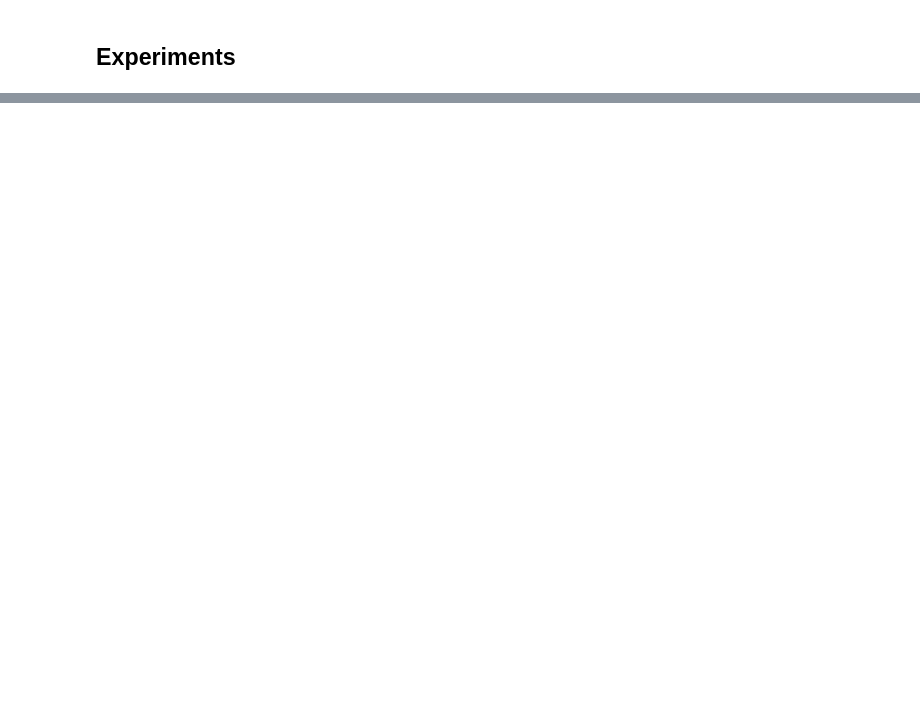
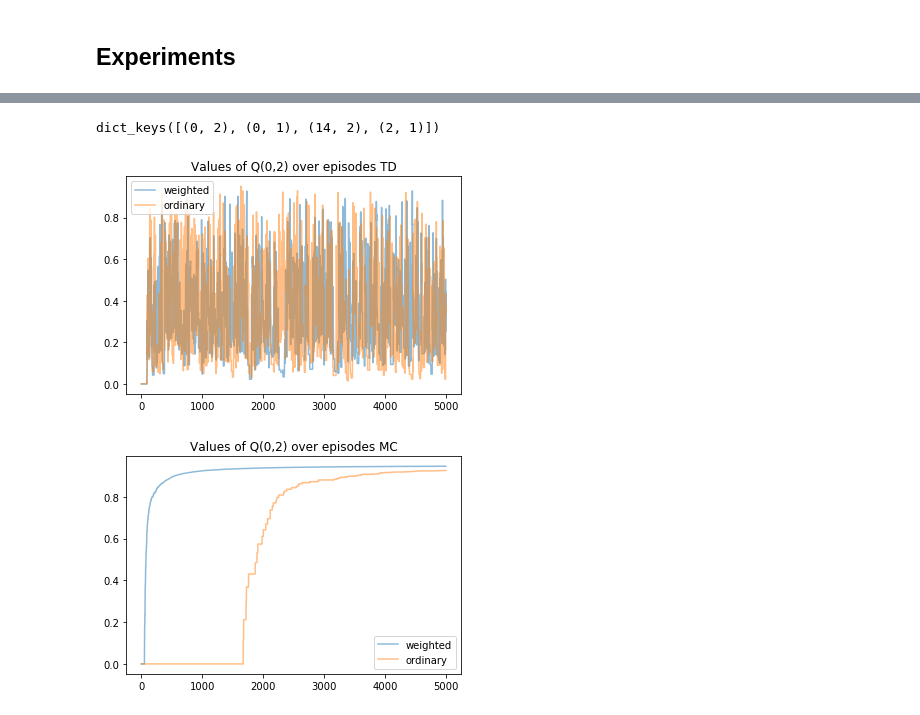
Before and after one commit to Tom-Lotze/RL_reproducibility, a Jupyter notebook: main_berend.ipynb, the cells around one changed output, grey strips where cells are left out. Drawn from its saved outputs; the diff is of its cells as text; code cells hidden in the pictures; blank space fills up the shorter version.

```diff
--- a/main_berend.ipynb
+++ b/main_berend.ipynb
@@ -651,23 +508,30 @@ def sarsa_weighted_importance_sampling(env, behavior_policy, target_policy, num_
 # %%
 # Reproducible
-seed = 10
+seed = 42
 
 # set other parameters
-epsilon = 0.1
-gamma = 1.0
-num_episodes = 10000
+epsilon = 0.2
+gamma = 0.99
+num_episodes = 5000
 Q = np.zeros((env.env.nS, env.env.nA))
 behavioral_policy = EpsilonGreedyPolicy(Q, epsilon=epsilon)
 target_policy = GreedyPolicy(Q)
 
 # the episode length is equal to the negative return.
 print(f"Updating Q using ordinary importance sampling ({num_episodes} episodes)")
-Q_sarsa_ordinary, sarsa_ordinary_epslengths = sarsa_ordinary_importance_sampling(env,
+Q_sarsa_ordinary, sarsa_ordinary_epslengths, sarsa_analysis_ordinary = sarsa_importance_sampling(env,
                                                                behavioral_policy, target_policy,
-                                                               num_episodes, discount_factor=gamma)
+                                                               num_episodes, weighted=False,
+                                                                         discount_factor=gamma, seed=seed)
+
+Q = np.zeros((env.env.nS, env.env.nA))
+behavioral_policy = EpsilonGreedyPolicy(Q, epsilon=epsilon)
+target_policy = GreedyPolicy(Q)
+
 
 print(f"Updating Q using weighted importance sampling ({num_episodes} episodes)")
-Q_sarsa_weighted, sarsa_weighted_epslengths = sarsa_weighted_importance_sampling(env,
-                                                               behavioral_policy, target_policy,
-                                                               num_episodes, discount_factor=gamma)
+Q_sarsa_weighted, sarsa_weighted_epslengths, sarsa_analysis_weighted = sarsa_importance_sampling(env,
+                                                                        behavioral_policy, target_policy,
+                                                                        num_episodes, weighted=True,
+                                                                        discount_factor=gamma, seed=seed)
 # %% [output]
@@ -709,0 +603,22 @@ array([[1.     , 1.     , 1.     , 1.     ],
+# %%
+sarsa_analysis_weighted.keys()
+# %% [output]
+dict_keys([(0, 2), (0, 1), (14, 2), (2, 1)])
+# %%
+def plot_variances(state, action):
+    plt.plot(np.arange(0,5000), sarsa_analysis_weighted[(state,action)], label='weighted', alpha=0.5)
+    plt.plot(np.arange(0,5000), sarsa_analysis_ordinary[(state,action)], label='ordinary', alpha=0.5)
+    plt.legend()
+    plt.title(f"Values of Q({state},{action}) over episodes TD")
+    plt.show()
+
+    plt.plot(np.arange(0,5000), mc_analysis_weighted[(state,action)], label='weighted', alpha=0.5)
+    plt.plot(np.arange(0,5000), mc_analysis_ordinary[(state,action)], label='ordinary', alpha=0.5)
+    plt.legend()
+    plt.title(f"Values of Q({state},{action}) over episodes MC")
+    plt.show()
+# %%
+plot_variances(0,2)
+# %% [output]
+[figure, added]
+[figure, added]
```
Also changed, not shown: parts of 19 cells of this notebook.
